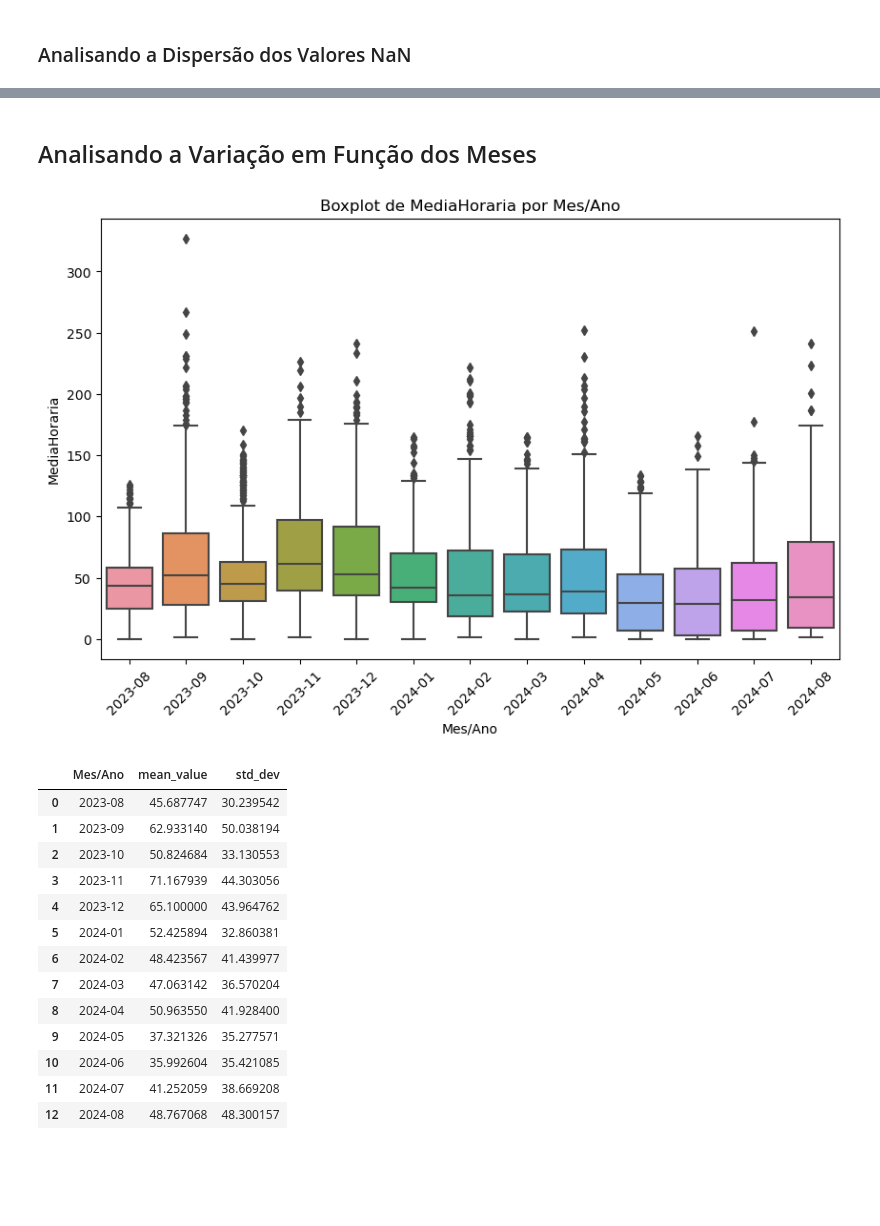
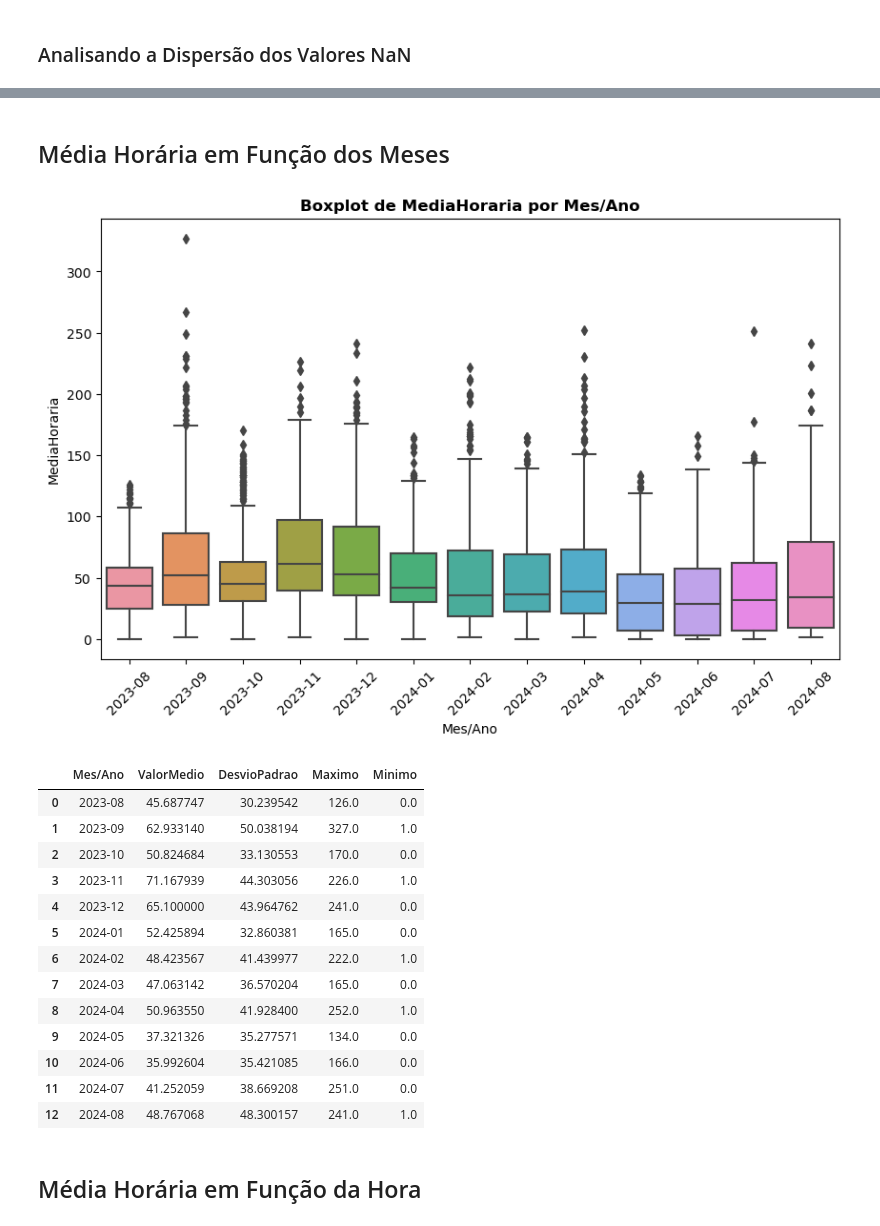
Before and after one commit to ecosustain/air-pollution, a Jupyter notebook: exploratory_analysis/exploratory_analysis_o3.ipynb, the cells around one changed output, grey strips where cells are left out. Cells and saved outputs as stored; diff of their text form; code cells hidden in the pictures; blank space fills up the shorter version.

```diff
--- a/exploratory_analysis/exploratory_analysis_o3.ipynb
+++ b/exploratory_analysis/exploratory_analysis_o3.ipynb
@@ -14,6 +18,7 @@ import seaborn as sns
 # %%
-data = pd.read_csv("../data/ozonio_usp_1_ano.csv", sep=";", skiprows=6)[1:]
 data.columns = ["Data", "Hora", "MediaHoraria"]
 data['MediaHoraria'] = data['MediaHoraria'].astype(float)
 data['Data'] = pd.to_datetime(data['Data'], format='%d/%m/%Y')
+data['Hora'] = data['Hora'].replace('24:00', '00:00')
+data['Hora'] = pd.to_datetime(data['Hora'], format='%H:%M').dt.hour
 # %% [markdown]
@@ -59,33 +87,37 @@ _ = sns.boxplot(x='MediaHoraria', data=data, showfliers=True)
 # %% [markdown]
-## Analisando a Variação em Função dos Meses
+## Média Horária em Função dos Meses
 # %%
 data['Mes/Ano'] = data['Data'].dt.to_period('M')
 plt.figure(figsize=(10, 6))
 sns.boxplot(x='Mes/Ano', y='MediaHoraria', data=data)
-plt.title('Boxplot de MediaHoraria por Mes/Ano')
+plt.title('Boxplot de MediaHoraria por Mes/Ano', fontweight='bold')
 plt.xlabel('Mes/Ano')
 plt.ylabel('MediaHoraria')
 plt.xticks(rotation=45)
 plt.show()
 # %% [output]
-[figure, old version]
+[figure, new version]
 # %%
 data.groupby('Mes/Ano').agg(
-    mean_value=('MediaHoraria', 'mean'),
-    std_dev=('MediaHoraria', 'std')
+    ValorMedio=('MediaHoraria', 'mean'),
+    DesvioPadrao=('MediaHoraria', 'std'),
+    Maximo=('MediaHoraria', 'max'),
+    Minimo=('MediaHoraria', 'min')
 ).reset_index()
 # %% [output]
-|  | Mes/Ano | mean_value | std_dev |
-| 0 | 2023-08 | 45.687747 | 30.239542 |
-| 1 | 2023-09 | 62.933140 | 50.038194 |
-| 2 | 2023-10 | 50.824684 | 33.130553 |
-| 3 | 2023-11 | 71.167939 | 44.303056 |
-| 4 | 2023-12 | 65.100000 | 43.964762 |
-| 5 | 2024-01 | 52.425894 | 32.860381 |
-| 6 | 2024-02 | 48.423567 | 41.439977 |
-| 7 | 2024-03 | 47.063142 | 36.570204 |
-| 8 | 2024-04 | 50.963550 | 41.928400 |
-| 9 | 2024-05 | 37.321326 | 35.277571 |
-| 10 | 2024-06 | 35.992604 | 35.421085 |
-| 11 | 2024-07 | 41.252059 | 38.669208 |
-| 12 | 2024-08 | 48.767068 | 48.300157 |
+|  | Mes/Ano | ValorMedio | DesvioPadrao | Maximo | Minimo |
+| 0 | 2023-08 | 45.687747 | 30.239542 | 126.0 | 0.0 |
+| 1 | 2023-09 | 62.933140 | 50.038194 | 327.0 | 1.0 |
+| 2 | 2023-10 | 50.824684 | 33.130553 | 170.0 | 0.0 |
+| 3 | 2023-11 | 71.167939 | 44.303056 | 226.0 | 1.0 |
+| 4 | 2023-12 | 65.100000 | 43.964762 | 241.0 | 0.0 |
+| 5 | 2024-01 | 52.425894 | 32.860381 | 165.0 | 0.0 |
+| 6 | 2024-02 | 48.423567 | 41.439977 | 222.0 | 1.0 |
+| 7 | 2024-03 | 47.063142 | 36.570204 | 165.0 | 0.0 |
+| 8 | 2024-04 | 50.963550 | 41.928400 | 252.0 | 1.0 |
+| 9 | 2024-05 | 37.321326 | 35.277571 | 134.0 | 0.0 |
+| 10 | 2024-06 | 35.992604 | 35.421085 | 166.0 | 0.0 |
+| 11 | 2024-07 | 41.252059 | 38.669208 | 251.0 | 0.0 |
+| 12 | 2024-08 | 48.767068 | 48.300157 | 241.0 | 1.0 |
+# %% [markdown]
+## Média Horária em Função da Hora
```
Also changed, not shown: parts of 25 cells of this notebook.
